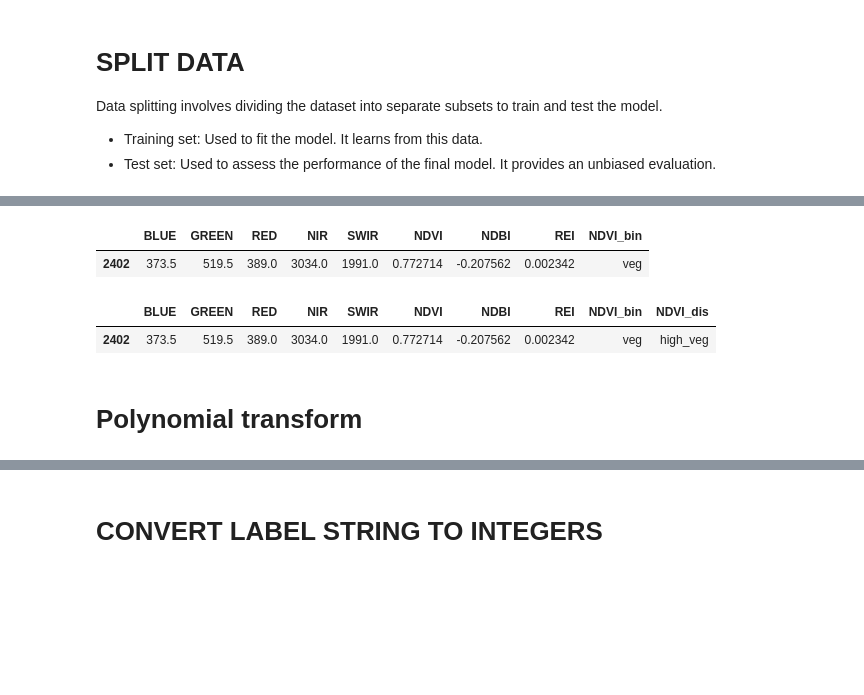
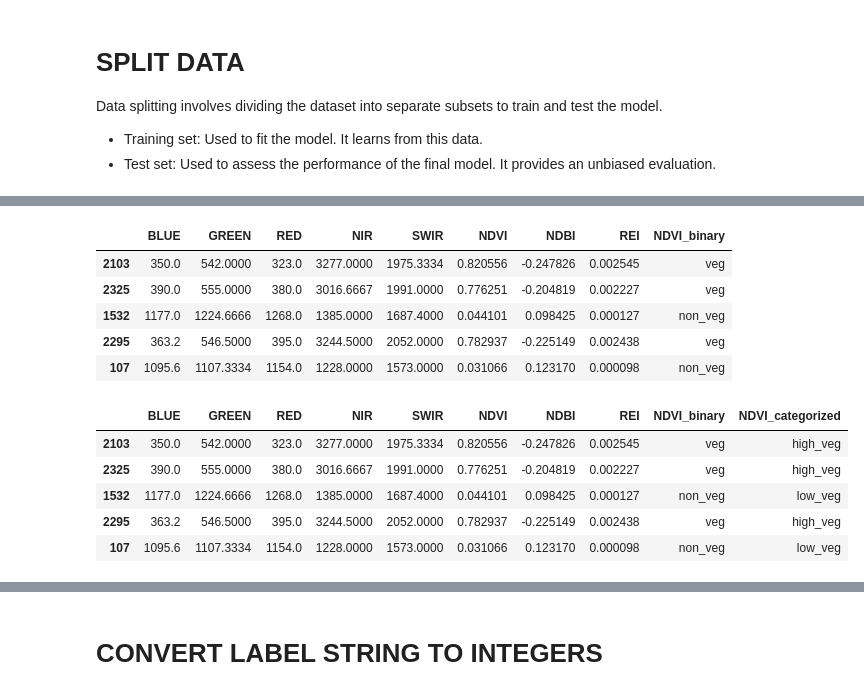
Before and after one commit to RJLA/GeoAI-ISPRS-SS, a Jupyter notebook: II.2.Data-Preparation.ipynb, the cells around one changed output, grey strips where cells are left out. Cells and saved outputs as stored; diff of their text form; code cells hidden in the pictures; blank space fills up the shorter version.

```diff
--- a/II.2.Data-Preparation.ipynb
+++ b/II.2.Data-Preparation.ipynb
@@ -8,7 +11,6 @@ preprocess_ops = PreProcessingOperations()
 # %% [markdown]
 # READ DF
 # %%
-df = pd.read_csv("csv_files/dataset.csv")
-print(df.head(5))
-print(df.shape)
+df = pd.read_csv("csv_files/dataset_no_duplicates.csv")
+df.head()
 # %% [output]
@@ -63,22 +85,32 @@ X_test.to_csv("csv_files/X_test_with_indices.csv", index=False)
 # %%
 # Create binary NDVI
-ndvi_binary_edges = [-float("inf"), 0.5, float("inf")]
-ndvi_binary_labels = ["non_veg", "veg"]
-X_train,  X_test = preprocess_ops.binarize_or_discretize(X_train, X_test, "NDVI", "NDVI_bin", ndvi_binary_edges, ndvi_binary_labels)
-X_train.head(1)
+ndvi_binary_edges = [-float("inf"), 0.5, float("inf")] # The edges for the binary NDVI
+ndvi_binary_labels = ["non_veg", "veg"] # The labels for the binary NDVI
+
+# Create the binary NDVI for train and test
+X_train,  X_test = preprocess_ops.binarize_or_categorize(X_train, X_test, "NDVI", "NDVI_binary", ndvi_binary_edges, ndvi_binary_labels)
+X_train.head()
 # %% [output]
-|  | BLUE | GREEN | RED | NIR | SWIR | NDVI | NDBI | REI | NDVI_bin |
-| 2402 | 373.5 | 519.5 | 389.0 | 3034.0 | 1991.0 | 0.772714 | -0.207562 | 0.002342 | veg |
+|  | BLUE | GREEN | RED | NIR | SWIR | NDVI | NDBI | REI | NDVI_binary |
+| 2103 | 350.0 | 542.0000 | 323.0 | 3277.0000 | 1975.3334 | 0.820556 | -0.247826 | 0.002545 | veg |
+| 2325 | 390.0 | 555.0000 | 380.0 | 3016.6667 | 1991.0000 | 0.776251 | -0.204819 | 0.002227 | veg |
+| 1532 | 1177.0 | 1224.6666 | 1268.0 | 1385.0000 | 1687.4000 | 0.044101 | 0.098425 | 0.000127 | non_veg |
+| 2295 | 363.2 | 546.5000 | 395.0 | 3244.5000 | 2052.0000 | 0.782937 | -0.225149 | 0.002438 | veg |
+| 107 | 1095.6 | 1107.3334 | 1154.0 | 1228.0000 | 1573.0000 | 0.031066 | 0.123170 | 0.000098 | non_veg |
 # %%
 # Create categorical NDVI
-ndvi_category_edges = [-float("inf"), 0.2, 0.5, float("inf")]
-ndvi_category_labels = ["low_veg", "medium_veg", "high_veg"]
-X_train,X_test = preprocess_ops.binarize_or_discretize(
-    X_train, X_test, "NDVI", "NDVI_dis", ndvi_category_edges, ndvi_category_labels
+ndvi_category_edges = [-float("inf"), 0.2, 0.5, float("inf")] # Define the edges for the categories
+ndvi_category_labels = ["low_veg", "medium_veg", "high_veg"] # Define the labels for the categories
+
+# Create the categorical NDVI for train and test
+X_train,X_test = preprocess_ops.binarize_or_categorize(
+    X_train, X_test, "NDVI", "NDVI_categorized", ndvi_category_edges, ndvi_category_labels
 )
-X_train.head(1)
+X_train.head()
 # %% [output]
-|  | BLUE | GREEN | RED | NIR | SWIR | NDVI | NDBI | REI | NDVI_bin | NDVI_dis |
-| 2402 | 373.5 | 519.5 | 389.0 | 3034.0 | 1991.0 | 0.772714 | -0.207562 | 0.002342 | veg | high_veg |
+|  | BLUE | GREEN | RED | NIR | SWIR | NDVI | NDBI | REI | NDVI_binary | NDVI_categorized |
+| 2103 | 350.0 | 542.0000 | 323.0 | 3277.0000 | 1975.3334 | 0.820556 | -0.247826 | 0.002545 | veg | high_veg |
+| 2325 | 390.0 | 555.0000 | 380.0 | 3016.6667 | 1991.0000 | 0.776251 | -0.204819 | 0.002227 | veg | high_veg |
+| 1532 | 1177.0 | 1224.6666 | 1268.0 | 1385.0000 | 1687.4000 | 0.044101 | 0.098425 | 0.000127 | non_veg | low_veg |
+| 2295 | 363.2 | 546.5000 | 395.0 | 3244.5000 | 2052.0000 | 0.782937 | -0.225149 | 0.002438 | veg | high_veg |
+| 107 | 1095.6 | 1107.3334 | 1154.0 | 1228.0000 | 1573.0000 | 0.031066 | 0.123170 | 0.000098 | non_veg | low_veg |
-# %% [markdown]
-# Polynomial transform
```
Also changed, not shown: parts of 20 cells of this notebook, 33 other files.
